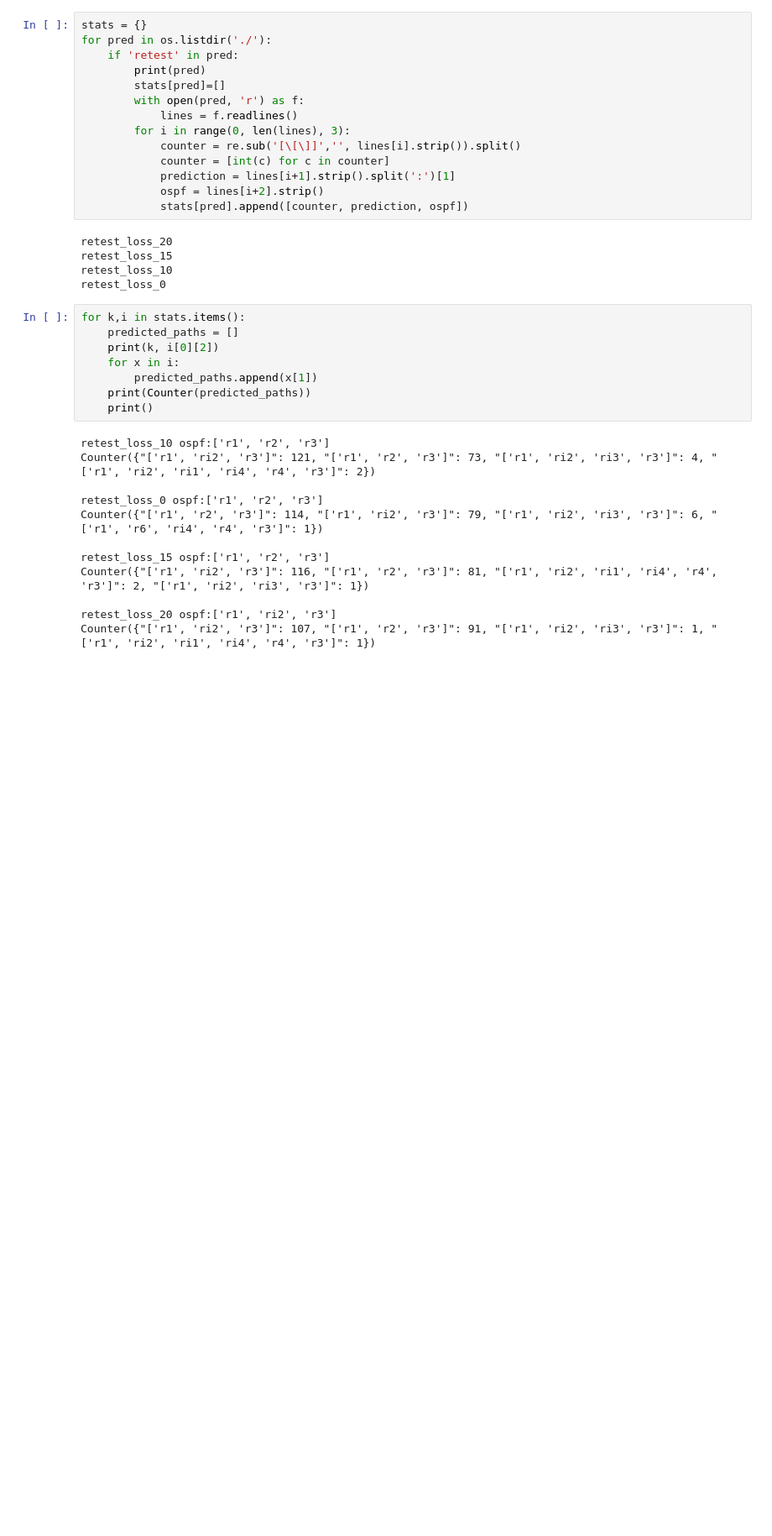
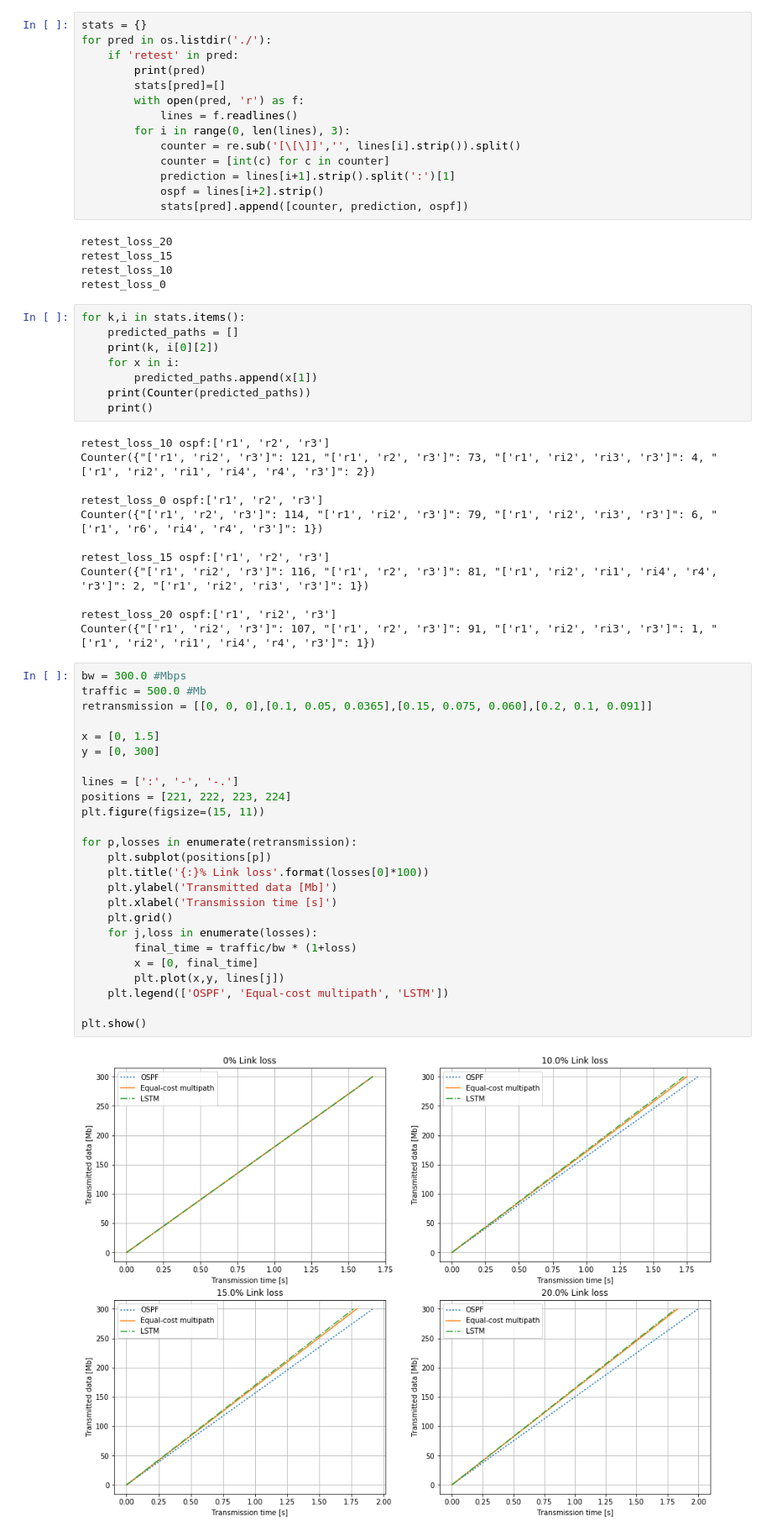
Before and after one commit to alegaballo/master_thesis, a Jupyter notebook: project/prediction_testing/prediction_analysis.ipynb, the cells around one changed output. Shown at 84% size. Drawn from its saved outputs; the diff is of its cells as text; blank space fills up the shorter version.

Commit message:
prediction performance plots

```diff
--- a/project/prediction_testing/prediction_analysis.ipynb
+++ b/project/prediction_testing/prediction_analysis.ipynb
@@ -43,3 +44,30 @@ Counter({"['r1', 'ri2', 'r3']": 116, "['r1', 'r2', 'r3']": 81, "['r1', 'ri2', 'r
 
 retest_loss_20 ospf:['r1', 'ri2', 'r3']
 Counter({"['r1', 'ri2', 'r3']": 107, "['r1', 'r2', 'r3']": 91, "['r1', 'ri2', 'ri3', 'r3']": 1, "['r1', 'ri2', 'ri1', 'ri4', 'r4', 'r3']": 1})
+# %%
+bw = 300.0 #Mbps
+traffic = 500.0 #Mb
+retransmission = [[0, 0, 0],[0.1, 0.05, 0.0365],[0.15, 0.075, 0.060],[0.2, 0.1, 0.091]]
+
+x = [0, 1.5]
+y = [0, 300]
+
+lines = [':', '-', '-.']
+positions = [221, 222, 223, 224]
+plt.figure(figsize=(15, 11))
+
+for p,losses in enumerate(retransmission):
+    plt.subplot(positions[p])
+    plt.title('{:}% Link loss'.format(losses[0]*100))
+    plt.ylabel('Transmitted data [Mb]')
+    plt.xlabel('Transmission time [s]')
+    plt.grid()
+    for j,loss in enumerate(losses):
+        final_time = traffic/bw * (1+loss)
+        x = [0, final_time]
+        plt.plot(x,y, lines[j])
+    plt.legend(['OSPF', 'Equal-cost multipath', 'LSTM'])
+
+plt.show()
+# %% [output]
+[figure, added]
```
Also changed, not shown: parts of 1 cell of this notebook.
